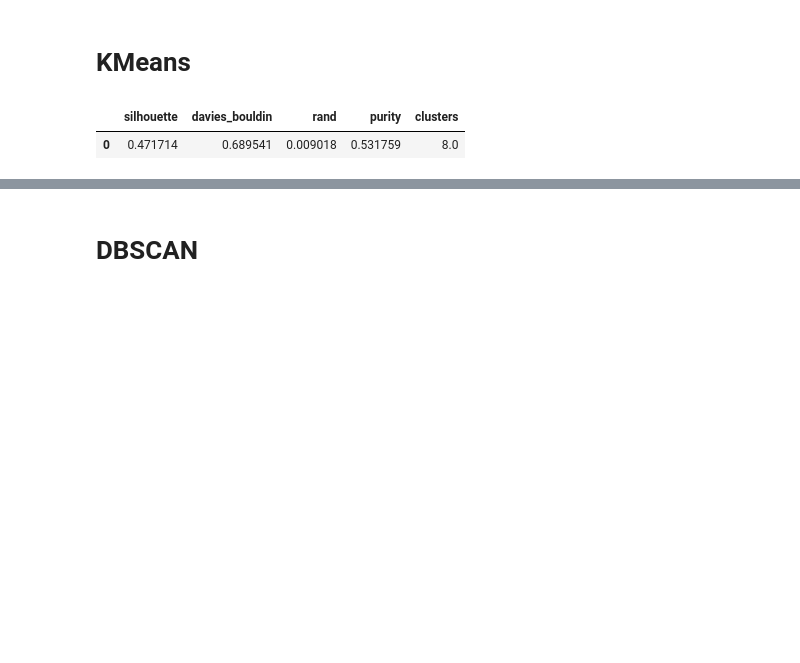
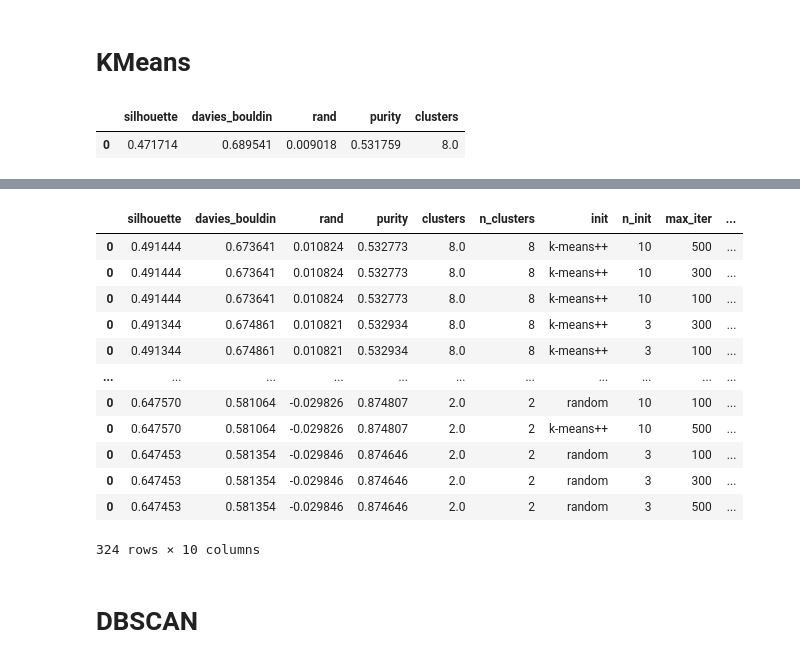
Before and after one commit to KamilMatejuk/Articles, a Jupyter notebook: Machine Learning/03. Unsupervised Clustering explained/main.ipynb, the cells around one changed output, grey strips where cells are left out. Drawn from its saved outputs; the diff is of its cells as text; code cells hidden in the pictures; blank space fills up the shorter version.

```diff
--- a/Machine Learning/03. Unsupervised Clustering explained/main.ipynb
+++ b/Machine Learning/03. Unsupervised Clustering explained/main.ipynb
@@ -32,3 +38,35 @@ run_kmeans(df, dict())
+# %%
+combined = pd.DataFrame()
+for n_clusters, init, n_init, max_iter, tol in tqdm(product(
+    [2, 4, 8, 16, 21, 42],
+    ['k-means++', 'random'],
+    [1, 3, 10],
+    [100, 300, 500],
+    [1e-5, 1e-4, 1e-3],
+), total=6*2*3*3*3):
+    if init == 'k-means++' and n_init > 1: continue
+    res = run_kmeans(df, dict(n_clusters=n_clusters, init=init, n_init=n_init, max_iter=max_iter, tol=tol))
+    res['n_clusters'] = n_clusters
+    res['init'] = init
+    res['n_init'] = n_init
+    res['max_iter'] = max_iter
+    res['tol'] = tol
+    combined = pd.concat([combined, res])
+combined.sort_values(by=['rand', 'purity'], ascending=False).head(10)
+# %% [output]
+|  | silhouette | davies_bouldin | rand | purity | clusters | n_clusters | init | n_init | max_iter | ... |
+| 0 | 0.491444 | 0.673641 | 0.010824 | 0.532773 | 8.0 | 8 | k-means++ | 10 | 500 | ... |
+| 0 | 0.491444 | 0.673641 | 0.010824 | 0.532773 | 8.0 | 8 | k-means++ | 10 | 300 | ... |
+| 0 | 0.491444 | 0.673641 | 0.010824 | 0.532773 | 8.0 | 8 | k-means++ | 10 | 100 | ... |
+| 0 | 0.491344 | 0.674861 | 0.010821 | 0.532934 | 8.0 | 8 | k-means++ | 3 | 300 | ... |
+| 0 | 0.491344 | 0.674861 | 0.010821 | 0.532934 | 8.0 | 8 | k-means++ | 3 | 100 | ... |
+| ... | ... | ... | ... | ... | ... | ... | ... | ... | ... | ... |
+| 0 | 0.647570 | 0.581064 | -0.029826 | 0.874807 | 2.0 | 2 | random | 10 | 100 | ... |
+| 0 | 0.647570 | 0.581064 | -0.029826 | 0.874807 | 2.0 | 2 | k-means++ | 10 | 500 | ... |
+| 0 | 0.647453 | 0.581354 | -0.029846 | 0.874646 | 2.0 | 2 | random | 3 | 100 | ... |
+| 0 | 0.647453 | 0.581354 | -0.029846 | 0.874646 | 2.0 | 2 | random | 3 | 300 | ... |
+| 0 | 0.647453 | 0.581354 | -0.029846 | 0.874646 | 2.0 | 2 | random | 3 | 500 | ... |
+324 rows × 10 columns
 # %% [markdown]
 # DBSCAN
 # %%
```
Also changed, not shown: parts of 6 cells of this notebook, 3 other files.
